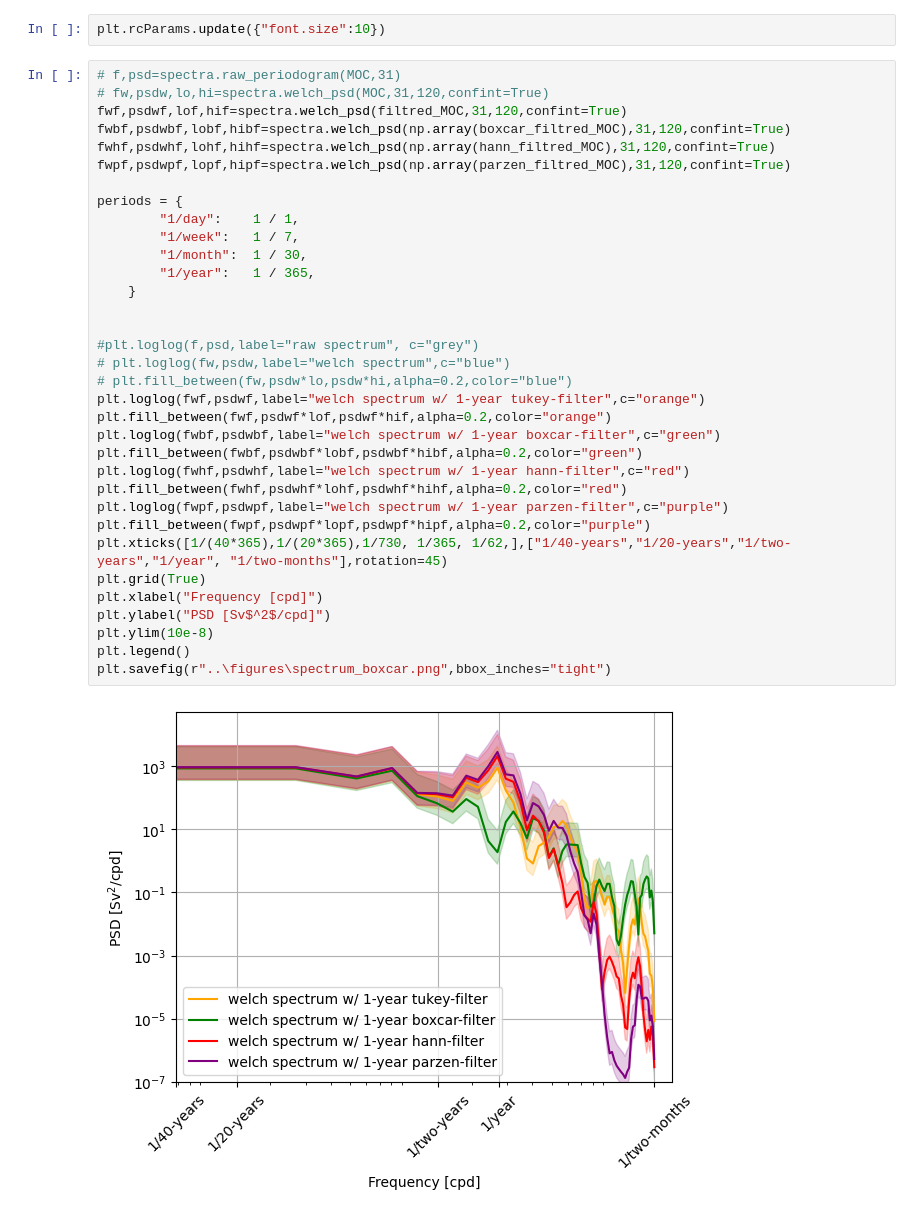
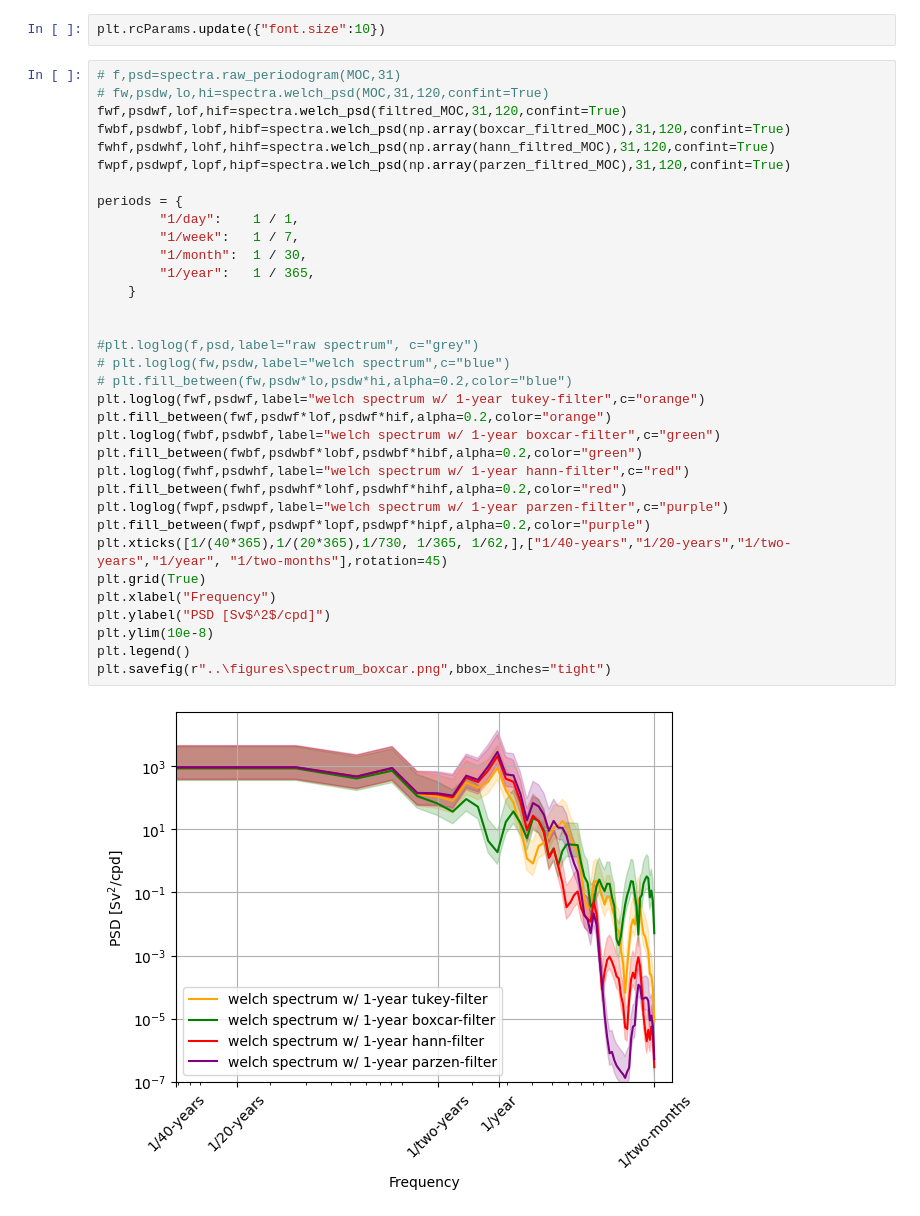
Before and after one commit to arvedlattekamp/arved-assignment2, a Jupyter notebook: notebooks/assignment1.ipynb, the cells around one changed output. Cells and saved outputs as stored; diff of their text form.

```diff
--- a/notebooks/assignment1.ipynb
+++ b/notebooks/assignment1.ipynb
@@ -167,32 +168,32 @@ fwf,psdwf,lof,hif=spectra.welch_psd(filtred_MOC,31,120,confint=True)
 fwbf,psdwbf,lobf,hibf=spectra.welch_psd(np.array(boxcar_filtred_MOC),31,120,confint=True)
 fwhf,psdwhf,lohf,hihf=spectra.welch_psd(np.array(hann_filtred_MOC),31,120,confint=True)
 fwpf,psdwpf,lopf,hipf=spectra.welch_psd(np.array(parzen_filtred_MOC),31,120,confint=True)
 
 periods = {
         "1/day":    1 / 1,
         "1/week":   1 / 7,
         "1/month":  1 / 30,
         "1/year":   1 / 365,
     }
 
 
 #plt.loglog(f,psd,label="raw spectrum", c="grey")
 # plt.loglog(fw,psdw,label="welch spectrum",c="blue")
 # plt.fill_between(fw,psdw*lo,psdw*hi,alpha=0.2,color="blue")
 plt.loglog(fwf,psdwf,label="welch spectrum w/ 1-year tukey-filter",c="orange")
 plt.fill_between(fwf,psdwf*lof,psdwf*hif,alpha=0.2,color="orange")
 plt.loglog(fwbf,psdwbf,label="welch spectrum w/ 1-year boxcar-filter",c="green")
 plt.fill_between(fwbf,psdwbf*lobf,psdwbf*hibf,alpha=0.2,color="green")
 plt.loglog(fwhf,psdwhf,label="welch spectrum w/ 1-year hann-filter",c="red")
 plt.fill_between(fwhf,psdwhf*lohf,psdwhf*hihf,alpha=0.2,color="red")
 plt.loglog(fwpf,psdwpf,label="welch spectrum w/ 1-year parzen-filter",c="purple")
 plt.fill_between(fwpf,psdwpf*lopf,psdwpf*hipf,alpha=0.2,color="purple")
 plt.xticks([1/(40*365),1/(20*365),1/730, 1/365, 1/62,],["1/40-years","1/20-years","1/two-years","1/year", "1/two-months"],rotation=45)
 plt.grid(True)
-plt.xlabel("Frequency [cpd]")
+plt.xlabel("Frequency")
 plt.ylabel("PSD [Sv$^2$/cpd]")
 plt.ylim(10e-8)
 plt.legend()
 plt.savefig(r"..\figures\spectrum_boxcar.png",bbox_inches="tight")
 # %% [output]
-[figure, old version]
+[figure, new version]
```
Also changed, not shown: parts of 2 cells of this notebook, 5 other files.
